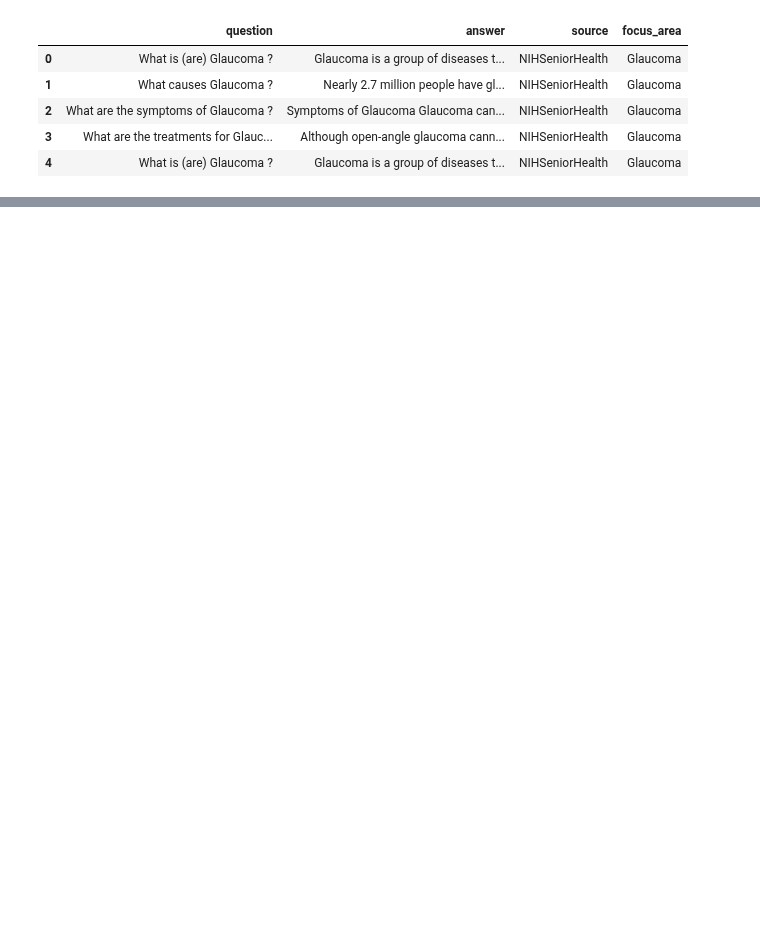
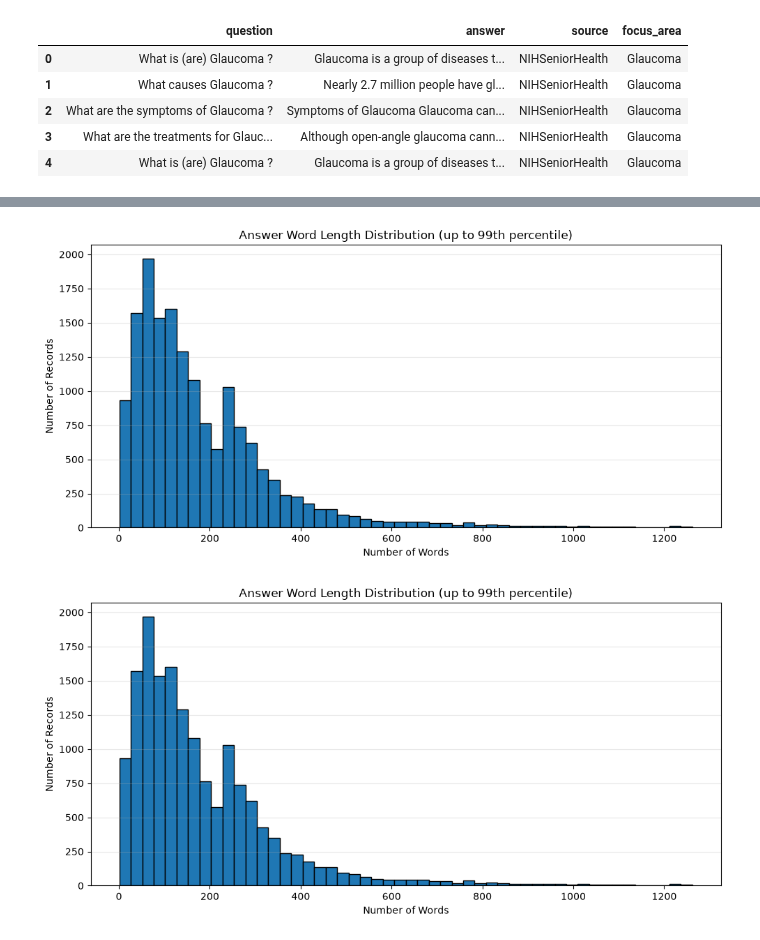
Before and after one commit to McChandra/medical_chatbot, a Jupyter notebook: test.ipynb, the cells around one changed output, grey strips where cells are left out. Drawn from its saved outputs; the diff is of its cells as text; code cells hidden in the pictures; blank space fills up the shorter version.

```diff
--- a/test.ipynb
+++ b/test.ipynb
@@ -195,0 +245,11 @@ dtype: int64
+# %%
+fig = plot_text_length_distribution(
+    medquad_clean_df,
+    column="answer",
+    percentile=0.99
+)
+
+fig
+# %% [output]
+[figure, added]
+[figure, added]
```
Also changed, not shown: parts of 17 cells of this notebook.
